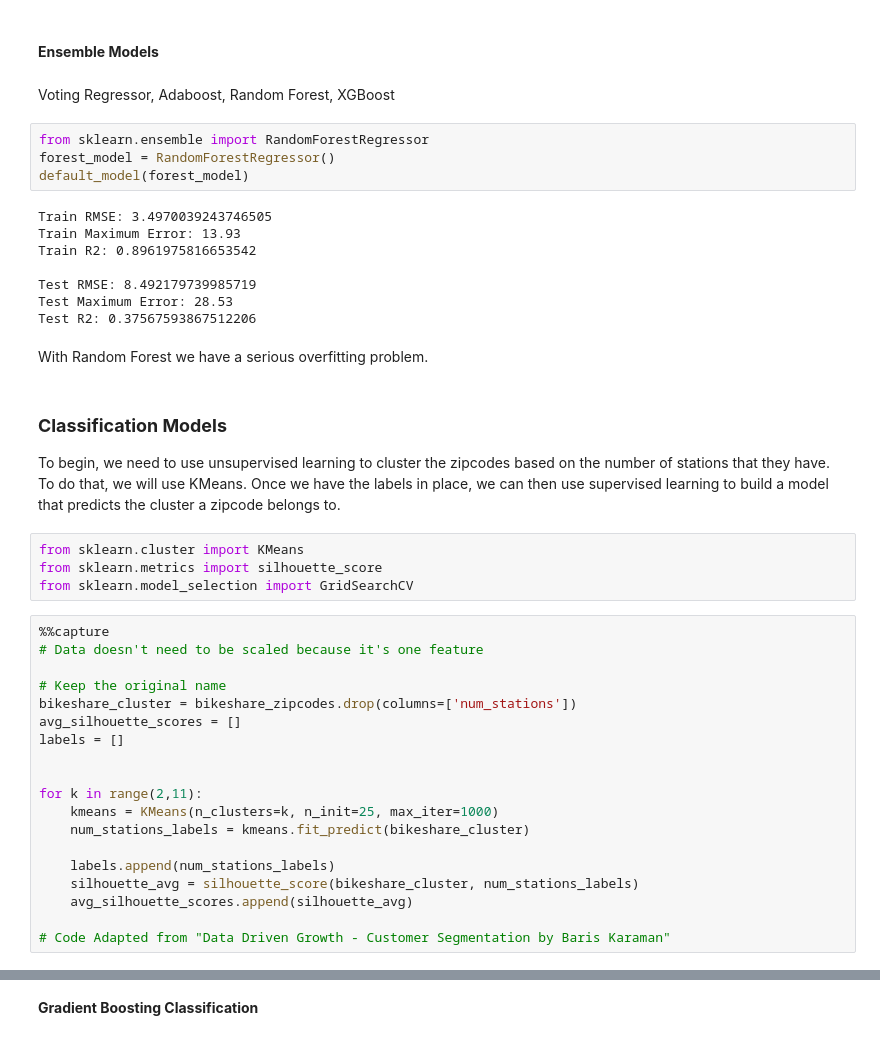
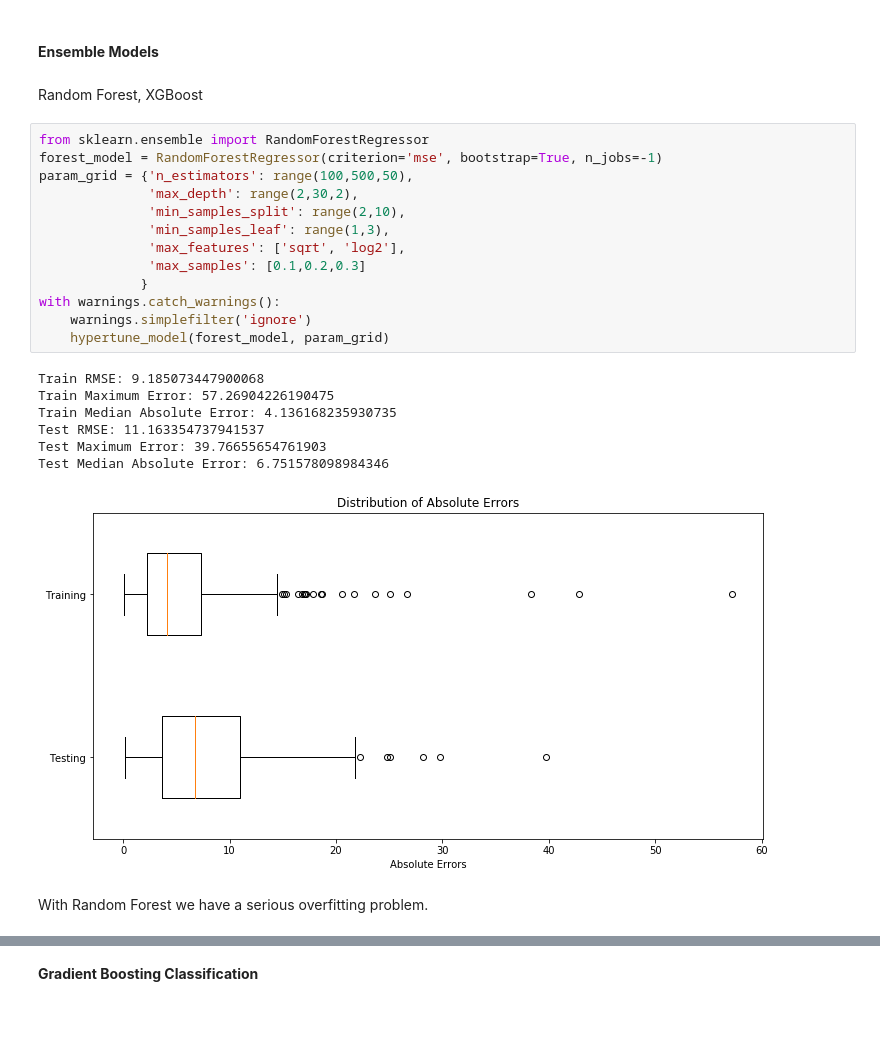
Before and after one commit to Williamdst/Bike-Share-USA, a Jupyter notebook: V_Prediction.ipynb, the cells around one changed output, grey strips where cells are left out. Cells and saved outputs as stored; diff of their text form.

```diff
--- a/V_Prediction.ipynb
+++ b/V_Prediction.ipynb
@@ -633,45 +703,28 @@ Test R2: 0.480716187759474
 The support vector regression model does very well on the training set, but again does drastically different on the test set.
 # %% [markdown]
 #### **Ensemble Models**
-# %% [markdown]
-Voting Regressor, Adaboost, Random Forest, XGBoost
-# %%
-from sklearn.ensemble import RandomForestRegressor
-forest_model = RandomForestRegressor()
-default_model(forest_model)
-# %% [output]
-Train RMSE: 3.4970039243746505
-Train Maximum Error: 13.93
-Train R2: 0.8961975816653542
-
-Test RMSE: 8.492179739985719
-Test Maximum Error: 28.53
-Test R2: 0.37567593867512206
+# %% [markdown]
+Random Forest, XGBoost
+# %%
+from sklearn.ensemble import RandomForestRegressor
+forest_model = RandomForestRegressor(criterion='mse', bootstrap=True, n_jobs=-1)
+param_grid = {'n_estimators': range(100,500,50),
+              'max_depth': range(2,30,2),
+              'min_samples_split': range(2,10),
+              'min_samples_leaf': range(1,3),
+              'max_features': ['sqrt', 'log2'],
+              'max_samples': [0.1,0.2,0.3]
+             }
+with warnings.catch_warnings():
+    warnings.simplefilter('ignore')
+    hypertune_model(forest_model, param_grid)
+# %% [output]
+Train RMSE: 9.185073447900068
+Train Maximum Error: 57.26904226190475
+Train Median Absolute Error: 4.136168235930735
+Test RMSE: 11.163354737941537
+Test Maximum Error: 39.76655654761903
+Test Median Absolute Error: 6.751578098984346
+[figure, added]
 # %% [markdown]
 With Random Forest we have a serious overfitting problem.
-# %% [markdown]
-### **Classification Models**
-To begin, we need to use unsupervised learning to cluster the zipcodes based on the number of stations that they have. To do that, we will use KMeans. Once we have the labels in place, we can then use supervised learning to build a model that predicts the cluster a zipcode belongs to.
-# %%
-from sklearn.cluster import KMeans
-from sklearn.metrics import silhouette_score
-from sklearn.model_selection import GridSearchCV
-# %%
-%%capture
-# Data doesn't need to be scaled because it's one feature
-
-# Keep the original name
-bikeshare_cluster = bikeshare_zipcodes.drop(columns=['num_stations'])
-avg_silhouette_scores = []
-labels = []
-
-
-for k in range(2,11):
-    kmeans = KMeans(n_clusters=k, n_init=25, max_iter=1000)
-    num_stations_labels = kmeans.fit_predict(bikeshare_cluster)
-
-    labels.append(num_stations_labels)
-    silhouette_avg = silhouette_score(bikeshare_cluster, num_stations_labels)
-    avg_silhouette_scores.append(silhouette_avg)
-
-# Code Adapted from "Data Driven Growth - Customer Segmentation by Baris Karaman"
```
Also changed, not shown: parts of 64 cells of this notebook.
